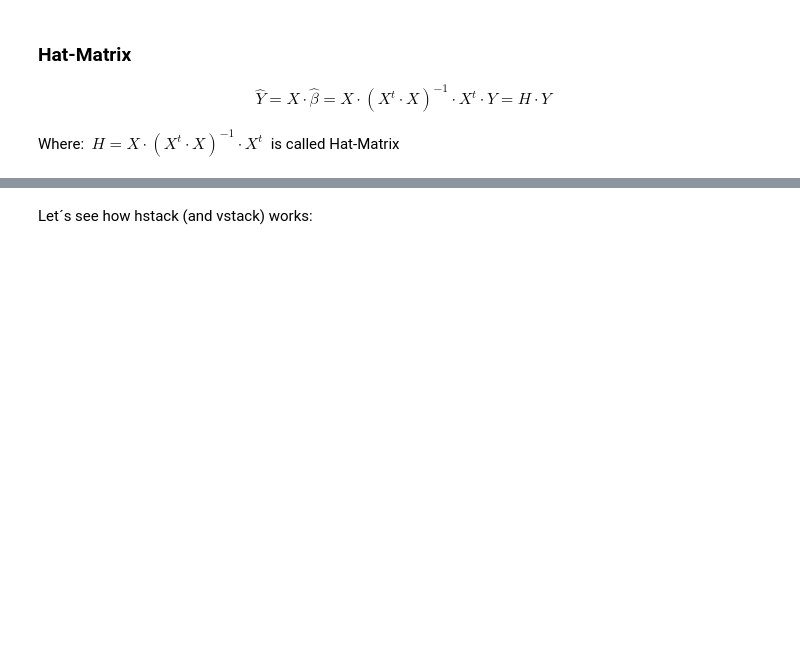
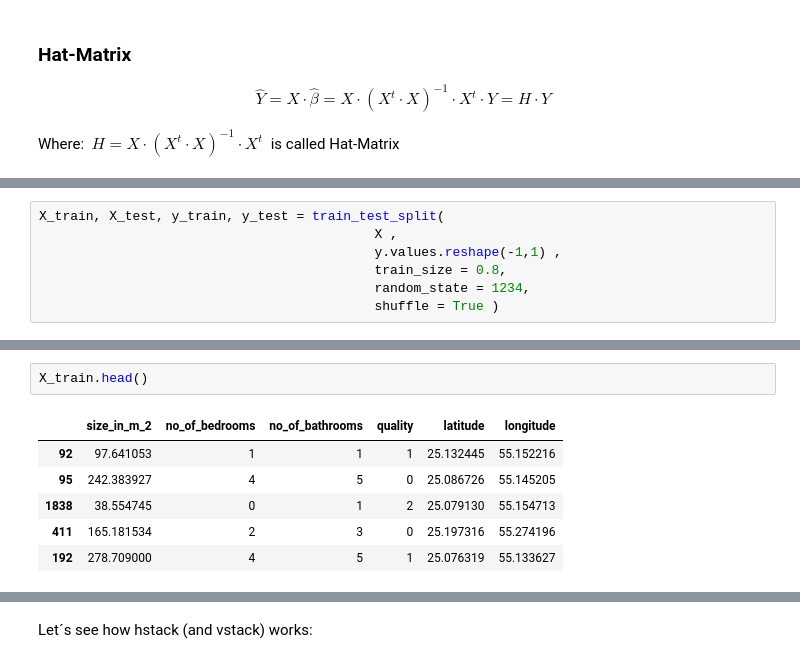
Before and after one commit to FabioScielzoOrtiz/Estadistica4all-blog, a Jupyter notebook: Linear Regression in Python and R/Linear Regression in Python and R.ipynb, the cells around one changed output, grey strips where cells are left out. Cells and saved outputs as stored; diff of their text form; blank space fills up the shorter version.

```diff
--- a/Linear Regression in Python and R/Linear Regression in Python and R.ipynb
+++ b/Linear Regression in Python and R/Linear Regression in Python and R.ipynb
@@ -651,0 +729,7 @@ print(modelo.summary())
+# %%
+X_train, X_test, y_train, y_test = train_test_split(
+                                           X ,
+                                           y.values.reshape(-1,1) ,
+                                           train_size = 0.8,
+                                           random_state = 1234,
+                                           shuffle = True )
@@ -651,0 +763,9 @@ print(modelo.summary())
+# %%
+X_train.head()
+# %% [output]
+|  | size_in_m_2 | no_of_bedrooms | no_of_bathrooms | quality | latitude | longitude |
+| 92 | 97.641053 | 1 | 1 | 1 | 25.132445 | 55.152216 |
+| 95 | 242.383927 | 4 | 5 | 0 | 25.086726 | 55.145205 |
+| 1838 | 38.554745 | 0 | 1 | 2 | 25.079130 | 55.154713 |
+| 411 | 165.181534 | 2 | 3 | 0 | 25.197316 | 55.274196 |
+| 192 | 278.709000 | 4 | 5 | 1 | 25.076319 | 55.133627 |
```
Also changed, not shown: parts of 35 cells of this notebook.
